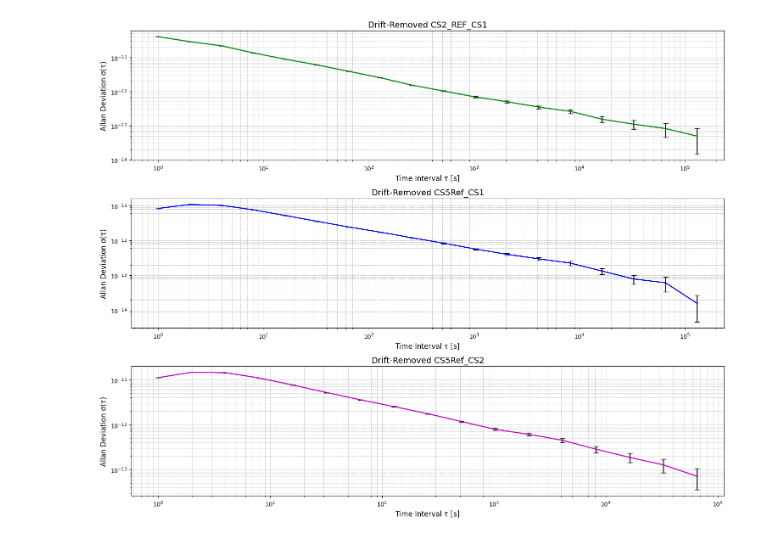
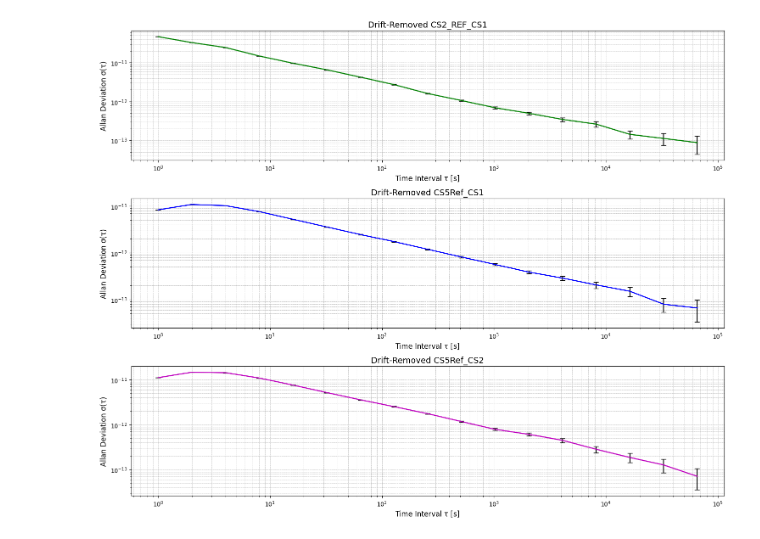
Before and after one commit to ianlap/PH591, a Jupyter notebook: plot_adevs_w_errorbars__drift_removed.ipynb, the cells around one changed output. Cells and saved outputs as stored; diff of their text form; code cells hidden in the pictures.

```diff
--- a/plot_adevs_w_errorbars__drift_removed.ipynb
+++ b/plot_adevs_w_errorbars__drift_removed.ipynb
@@ -23,50 +3,57 @@ Successfully installed allantools-2024.6 numpydoc-1.8.0
 # %%
 import allantools as at
 import numpy as np
 import matplotlib.pyplot as plt
 import math
 from scipy.stats import linregress
 
-# Load data efficiently without defining a function
-data12 = np.genfromtxt('CS2_REF_CS1_In_phase.csv', delimiter=',')
-data15 = np.genfromtxt('CS5Ref_CS1in_phase.csv', delimiter=',')
-data25 = np.genfromtxt('CS5Ref_CS2in_phase.csv', delimiter=',')
-
-t12, phase12 = data12[:, 0], data12[:, 1]
-t15, phase15 = data15[:, 0], data15[:, 1]
-t25, phase25 = data25[:, 0], data25[:, 1]
-
 def find_linear_residuals(t, phase):
     slope, intercept, _, _, _ = linregress(t, phase)
     predicted = slope * t + intercept
     residuals = phase - predicted
     return t, residuals
 
-# Compute drift-removed phase data
-t12_res, phase12_res = find_linear_residuals(t12, phase12)
-t15_res, phase15_res = find_linear_residuals(t15, phase15)
-t25_res, phase25_res = find_linear_residuals(t25, phase25)
-
-def plotallan_phase(ax, phase, rate, color, title):
-    tau, adev, aderror, adn = at.adev(phase, rate=rate, data_type='phase', taus='octave')
-    ax.loglog(tau, adev, linestyle='-', color=color)
-    ax.errorbar(tau, adev, yerr=aderror, capsize=4, ecolor='black', color=color)
+def plotallan_phase(ax, taus, adev, aderror, color, title):
+    ax.loglog(taus, adev, linestyle='-', color=color)
+    ax.errorbar(taus, adev, yerr=aderror, capsize=4, ecolor='black', color=color)
     ax.set_title(title, fontsize=14)
     ax.grid(True, which='both', linestyle='--', linewidth=0.5)
     ax.set_xlabel('Time Interval \u03C4 [s]', fontsize=12)
     ax.set_ylabel('Allan Deviation \u03C3(\u03C4)', fontsize=12)
     ax.tick_params(axis='both', which='major', labelsize=10)
 
+# Load data
+data12 = np.genfromtxt('CS2_REF_CS1_In_phase.csv', delimiter=',')
+data15 = np.genfromtxt('CS5Ref_CS1in_phase.csv', delimiter=',')
+data25 = np.genfromtxt('CS5Ref_CS2in_phase.csv', delimiter=',')
+
+# Ensure all phase data lengths match the shortest dataset
+N = len(data25)
+t12, phase12 = data12[:N, 0], data12[:N, 1]
+t15, phase15 = data15[:N, 0], data15[:N, 1]
+t25, phase25 = data25[:, 0], data25[:, 1]
+
+# Compute drift-removed phase data
+t12_res, phase12_res = find_linear_residuals(t12, phase12)
+t15_res, phase15_res = find_linear_residuals(t15, phase15)
+t25_res, phase25_res = find_linear_residuals(t25, phase25)
+
+# Compute Allan deviations before plotting: Drift removed
+(taus, adev_AB, aderror_AB, _) = at.adev(phase12_res, rate=1, data_type='phase', taus='octave')
+(_, adev_AC, aderror_AC, _) = at.adev(phase15_res, rate=1, data_type='phase', taus='octave')
+(_, adev_BC, aderror_BC, _) = at.adev(phase25_res, rate=1, data_type='phase', taus='octave')
+
+
 def showplot():
     fig, axes = plt.subplots(3, 1, figsize=(15, 12))
 
-    plotallan_phase(axes[0], phase12_res, 1, 'g', 'Drift-Removed CS2_REF_CS1')  # Green
-    plotallan_phase(axes[1], phase15_res, 1, 'b', 'Drift-Removed CS5Ref_CS1')  # Blue
-    plotallan_phase(axes[2], phase25_res, 1, 'm', 'Drift-Removed CS5Ref_CS2')  # Magenta
+    plotallan_phase(axes[0], taus, adev_AB, aderror_AB, 'g', 'Drift-Removed CS2_REF_CS1')  # Green
+    plotallan_phase(axes[1], taus, adev_AC, aderror_AC, 'b', 'Drift-Removed CS5Ref_CS1')  # Blue
+    plotallan_phase(axes[2], taus, adev_BC, aderror_BC, 'm', 'Drift-Removed CS5Ref_CS2')  # Magenta
 
     plt.tight_layout()
     plt.show()
 
 showplot()
 # %% [output]
-[figure, old version]
+[figure, new version]
```
Also changed, not shown: parts of 1 cell of this notebook.
